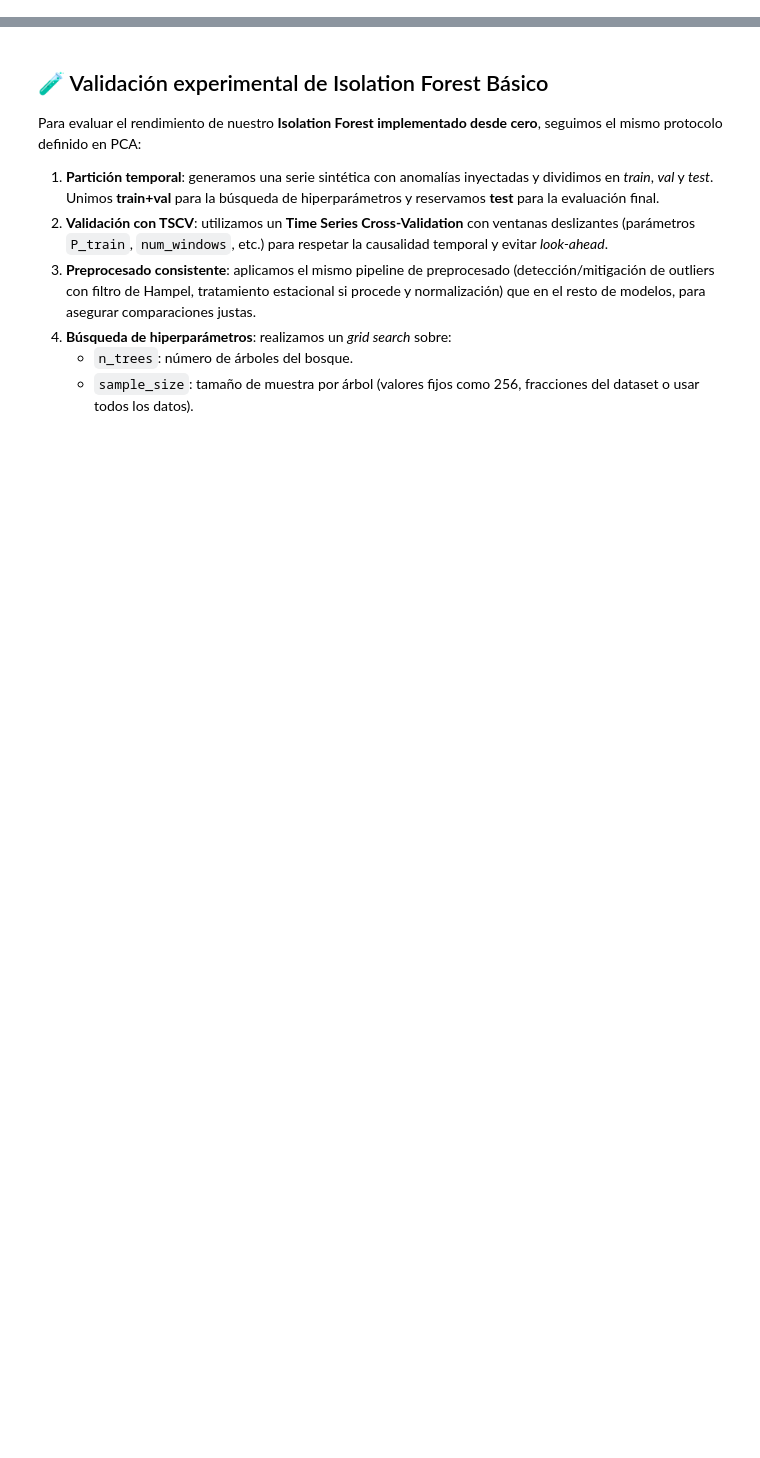
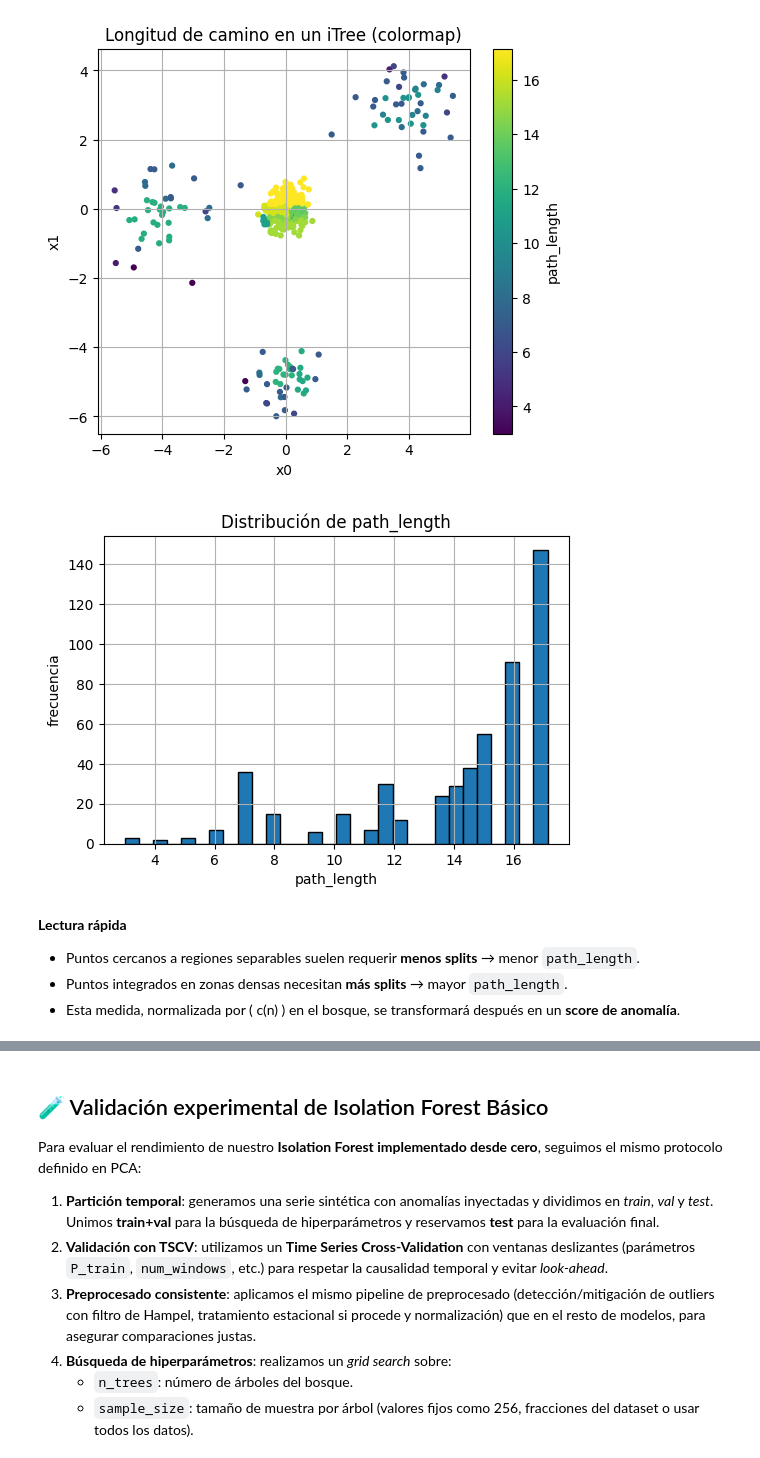
Before and after one commit to PabloAC04/MDF-ANOMALY-DETECTION, a Jupyter notebook: 06_isolation_forest.ipynb, the cells around one changed output, grey strips where cells are left out. Drawn from its saved outputs; the diff is of its cells as text; code cells hidden in the pictures; blank space fills up the shorter version.

```diff
--- a/06_isolation_forest.ipynb
+++ b/06_isolation_forest.ipynb
@@ -141,0 +290,39 @@ Liu, Fei Tony, Kai Ming Ting, and Zhi-Hua Zhou.
+# %%
+# Añadimos el método a la clase.
+def _path_length(self, x, current_height=0):
+    if self.is_leaf:
+        return current_height + c_factor(self.size)
+    if x[self.split_attr] < self.split_value:
+        return self.left.path_length(x, current_height + 1)
+    else:
+        return self.right.path_length(x, current_height + 1)
+
+setattr(iTree, "path_length", _path_length)
+
+# Construimos un árbol con mayor profundidad para ver más variedad
+tree_demo2 = iTree(X_demo, current_height=0, max_height=8, split_selection_random=True)
+
+# Longitud de camino por punto
+pl = np.array([tree_demo2.path_length(x) for x in X_demo])
+
+# Visualización: puntos coloreados por longitud de camino
+fig, ax = plt.subplots(figsize=(6, 5))
+sc = ax.scatter(X_demo[:,0], X_demo[:,1], c=pl, s=12)
+ax.set_title("Longitud de camino en un iTree (colormap)")
+ax.set_xlabel("x0"); ax.set_ylabel("x1"); ax.grid(True)
+cb = plt.colorbar(sc, ax=ax); cb.set_label("path_length")
+plt.show()
+
+# También un histograma para ver la distribución
+plt.figure(figsize=(6, 4))
+plt.hist(pl, bins=30, edgecolor="k")
+plt.title("Distribución de path_length"); plt.xlabel("path_length"); plt.ylabel("frecuencia")
+plt.grid(True); plt.show()
+# %% [output]
+[figure, added]
+[figure, added]
+# %% [markdown]
+**Lectura rápida**
+- Puntos cercanos a regiones separables suelen requerir **menos splits** → menor `path_length`.
+- Puntos integrados en zonas densas necesitan **más splits** → mayor `path_length`.
+- Esta medida, normalizada por \( c(n) \) en el bosque, se transformará después en un **score de anomalía**.
```
Also changed, not shown: parts of 31 cells of this notebook.
